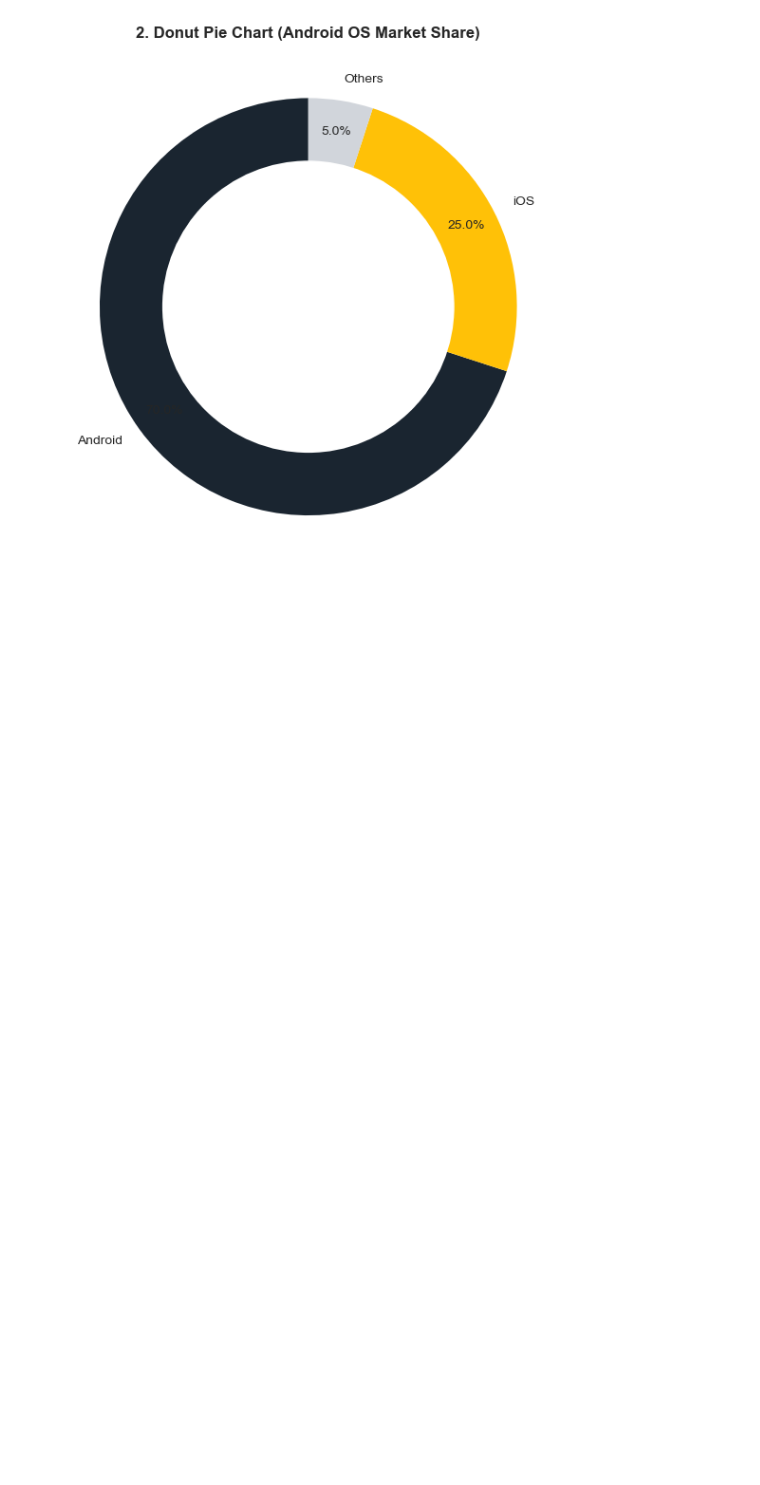
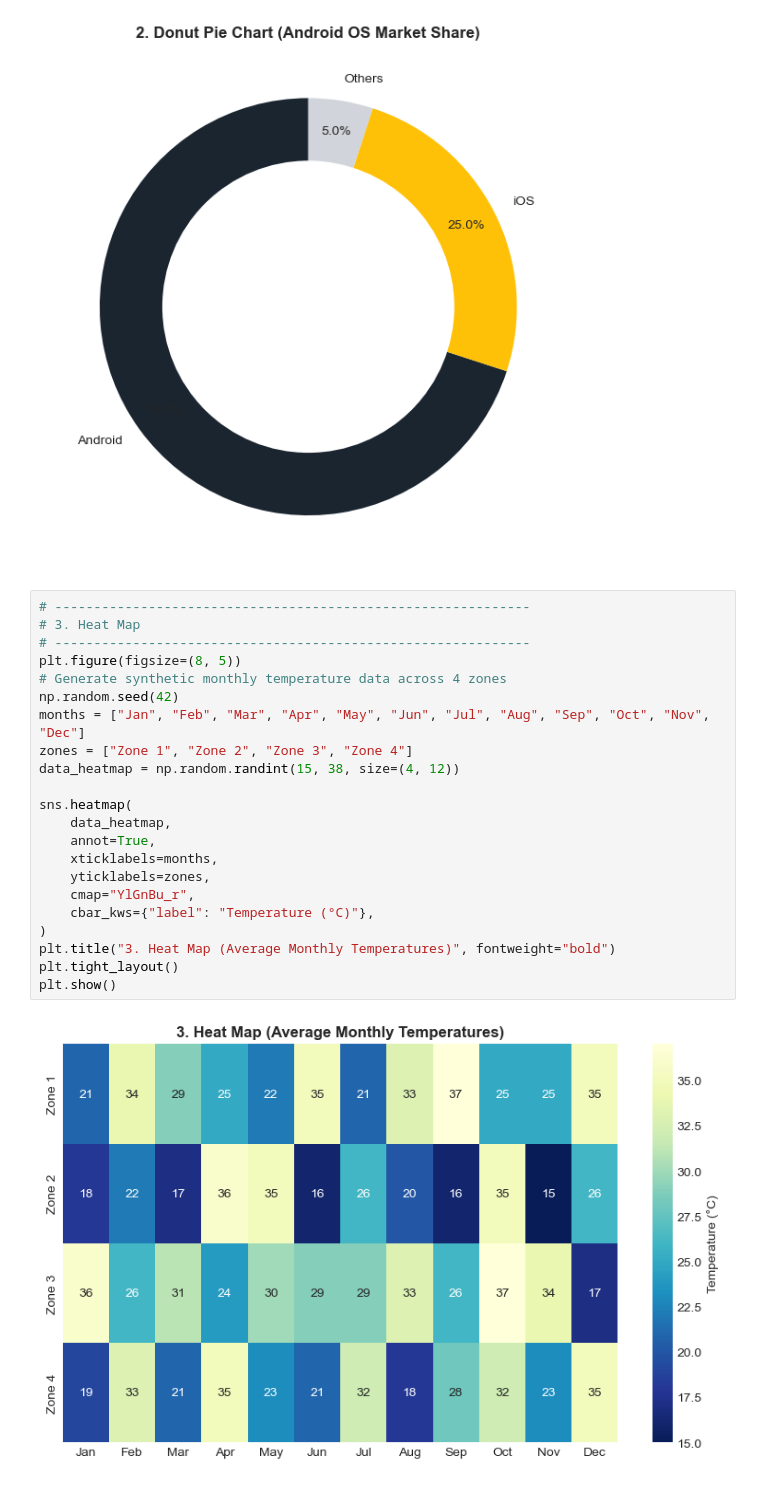
Before and after one commit to Kurodataio/Data_Visualizations, a Jupyter notebook: data_visualizations.ipynb, the cells around one changed output. Drawn from its saved outputs; the diff is of its cells as text; blank space fills up the shorter version.

Commit message:
Add Heat Map

```diff
--- a/data_visualizations.ipynb
+++ b/data_visualizations.ipynb
@@ -204,3 +205,27 @@ plt.tight_layout()
 plt.show()
 # %% [output]
 [figure]
+# %%
+# -------------------------------------------------------------
+# 3. Heat Map
+# -------------------------------------------------------------
+plt.figure(figsize=(8, 5))
+# Generate synthetic monthly temperature data across 4 zones
+np.random.seed(42)
+months = ["Jan", "Feb", "Mar", "Apr", "May", "Jun", "Jul", "Aug", "Sep", "Oct", "Nov", "Dec"]
+zones = ["Zone 1", "Zone 2", "Zone 3", "Zone 4"]
+data_heatmap = np.random.randint(15, 38, size=(4, 12))
+
+sns.heatmap(
+    data_heatmap,
+    annot=True,
+    xticklabels=months,
+    yticklabels=zones,
+    cmap="YlGnBu_r",
+    cbar_kws={"label": "Temperature (°C)"},
+)
+plt.title("3. Heat Map (Average Monthly Temperatures)", fontweight="bold")
+plt.tight_layout()
+plt.show()
+# %% [output]
+[figure, added]
```
Also changed, not shown: parts of 1 cell of this notebook.
